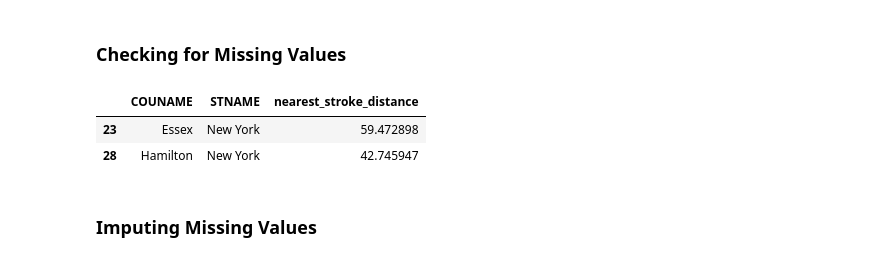
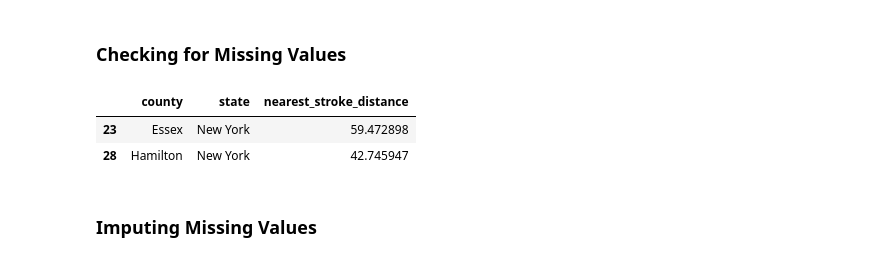
Before and after one commit to palism1/stroke-burden-index, a Jupyter notebook: data/geographic_accessibility_data/Geographic_Accessibility_Data_Gathering.ipynb, the cells around one changed output. Saved outputs shown, nothing was run; the diff lists cells and outputs as text; code cells hidden in the pictures.

```diff
--- a/data/geographic_accessibility_data/Geographic_Accessibility_Data_Gathering.ipynb
+++ b/data/geographic_accessibility_data/Geographic_Accessibility_Data_Gathering.ipynb
@@ -36,6 +32,13 @@ pop_centers["fips"] = (
     pop_centers["STATEFP"].astype(str).str.zfill(2)
     + pop_centers["COUNTYFP"].astype(str).str.zfill(3)
 )
+# %%
+pop_centers = pop_centers.rename(
+    columns={
+        "COUNAME": "county",
+        "STNAME": "state"
+    }
+)
 # %% [markdown]
 ## Loading Geocoded Basic Stroke Center Data
 # %%
@@ -292,10 +299,10 @@ pop_centers.head()
 # %%
 pop_centers.loc[
     pop_centers["drive_time_min"].isna(),
-    ["COUNAME", "STNAME", "nearest_stroke_distance"]
+    ["county", "state", "nearest_stroke_distance"]
 ]
 # %% [output]
-|  | COUNAME | STNAME | nearest_stroke_distance |
+|  | county | state | nearest_stroke_distance |
 | 23 | Essex | New York | 59.472898 |
 | 28 | Hamilton | New York | 42.745947 |
 # %% [markdown]
```
Also changed, not shown: parts of 10 cells of this notebook, 2 other files.
